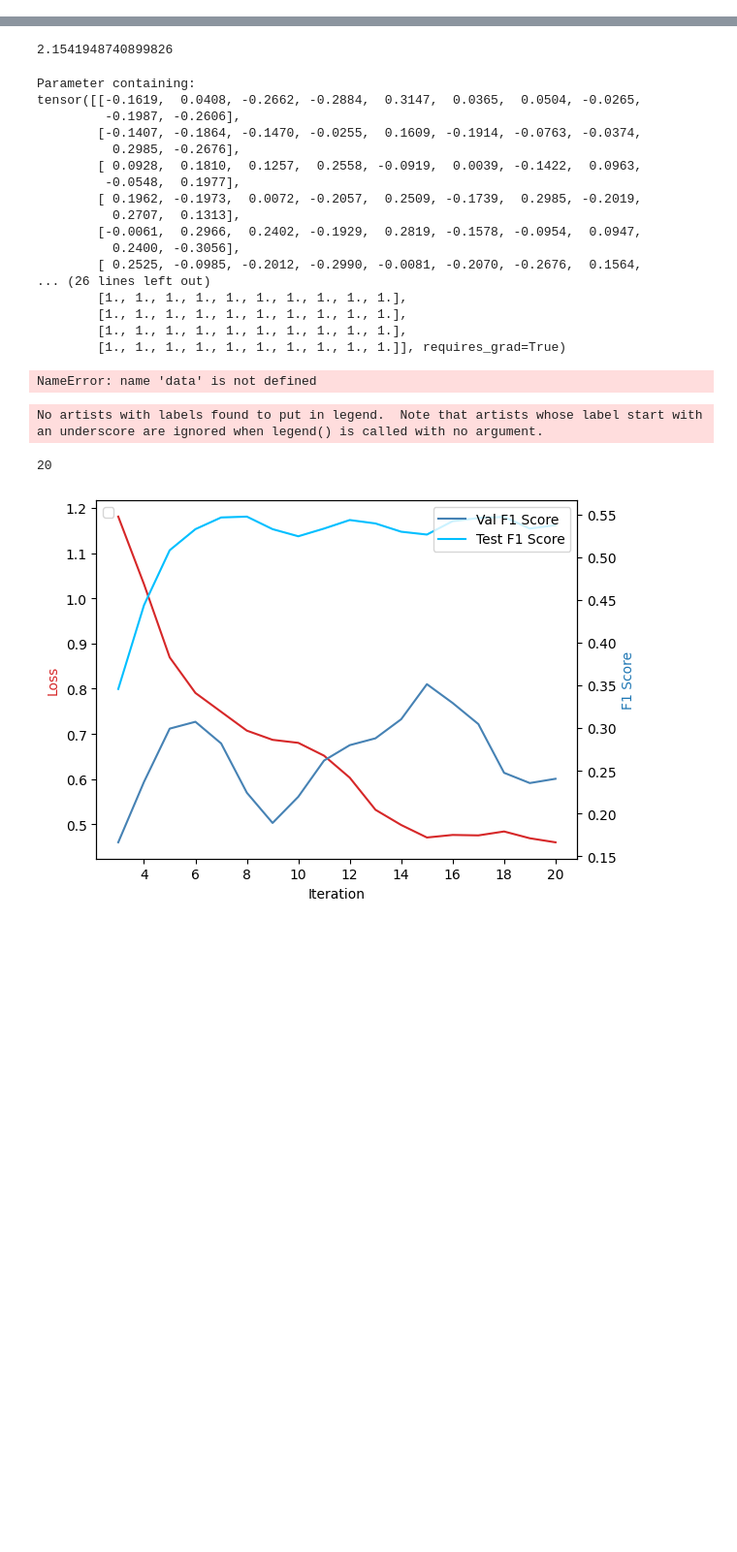
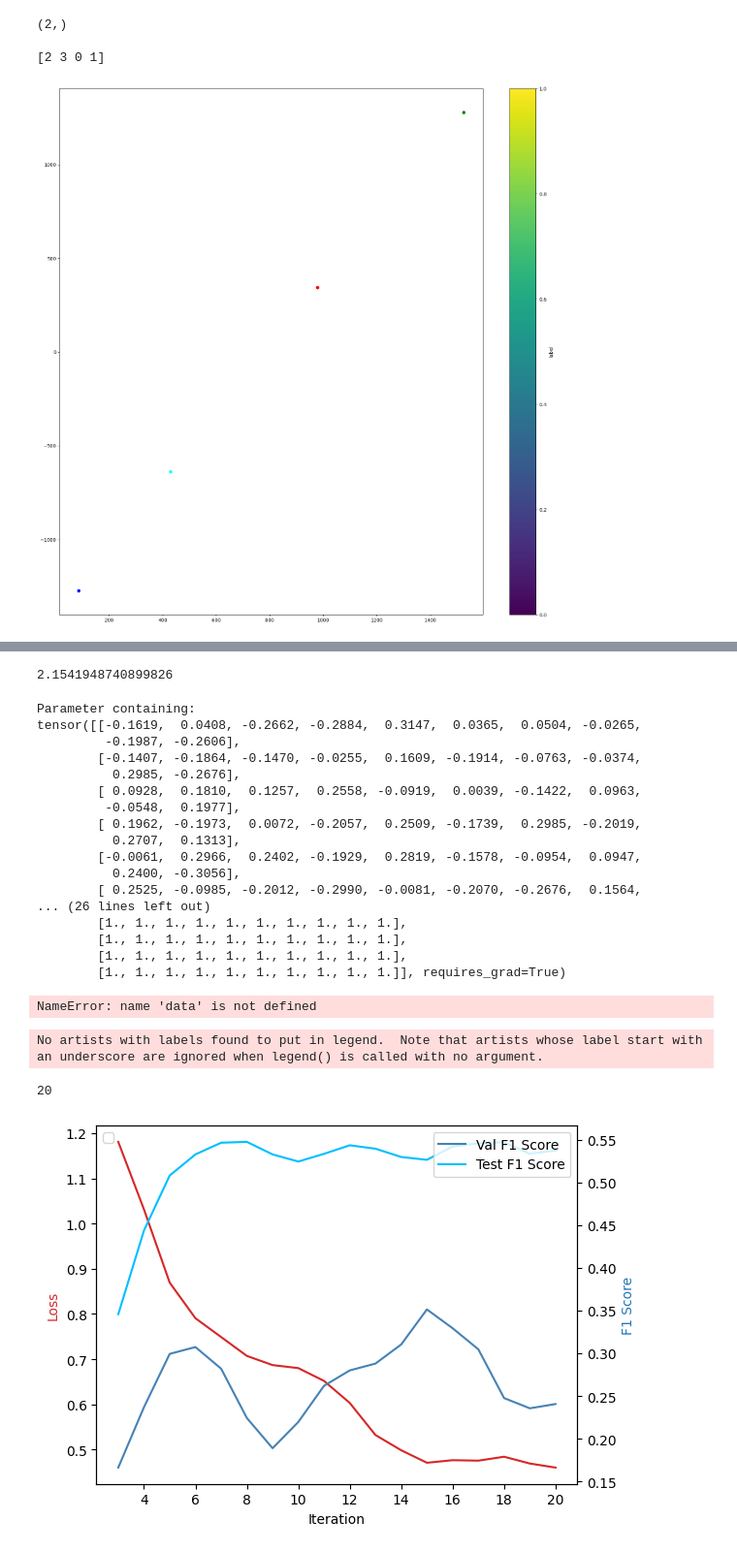
Before and after one commit to wty0511/MSc_Individual_Project, a Jupyter notebook: Untitled-1.ipynb, the cells around one changed output, grey strips where cells are left out. Shown at 97% size. Drawn from its saved outputs; the diff is of its cells as text; code cells hidden in the pictures; blank space fills up the shorter version.

```diff
--- a/Untitled-1.ipynb
+++ b/Untitled-1.ipynb
@@ -46,0 +48,55 @@ plt.show()
+# %%
+import h5py
+import numpy as np
+from sklearn.manifold import TSNE
+import matplotlib.pyplot as plt
+
+
+color_map = {
+    0: 'red',
+    1: 'blue',
+    2: 'green',
+    3: 'cyan',
+}
+
+with h5py.File('/root/task5_2023/latent_feature/protoMAML/ME2.hdf5', 'r') as f:
+    data = f['features'][:]
+    labels = f['labels'][:]
+
+    data_support = f['features_t'][:]
+    labels_support = f['labels_t'][:]
+
+    unique_labels_support = np.unique(labels_support)
+    mean_embeddings_support = np.array([np.mean(data_support[labels_support == label], axis=0) for label in unique_labels_support])
+
+    unique_labels = np.unique(labels)
+    print(unique_labels.shape)
+    print()
+    mean_embeddings = np.array([np.mean(data[labels == label], axis=0) for label in unique_labels])
+    data_with_means = np.concatenate((mean_embeddings, mean_embeddings_support), axis=0)
+
+
+
+    unique_labels = np.arange(len(unique_labels)) + np.max(unique_labels_support)+1
+
+    labels_with_means = np.concatenate((unique_labels, unique_labels_support), axis=0)
+    print(labels_with_means)
+    # data_with_means = data_t
+    # labels_with_means = labels_t
+
+tsne = TSNE(n_components=2, random_state=1, perplexity= 1)
+data_2d = tsne.fit_transform(data_with_means)
+colors = [color_map[label] for label in labels_with_means]
+
+plt.figure(figsize=(20, 20))
+plt.scatter(data_2d[:, 0], data_2d[:, 1], c=colors, cmap='viridis')
+plt.colorbar(label='label')
+# plt.scatter(data_2d[-2, 0], data_2d[-2, 1], c='red', marker='x', s=200)
+# plt.scatter(data_2d[-1, 0], data_2d[-1, 1], c='blue', marker='x', s=200)
+
+plt.show()
+# %% [output]
+(2,)
+
+[2 3 0 1]
+[figure, added]
```
Also changed, not shown: parts of 2 cells of this notebook, 25 other files.
